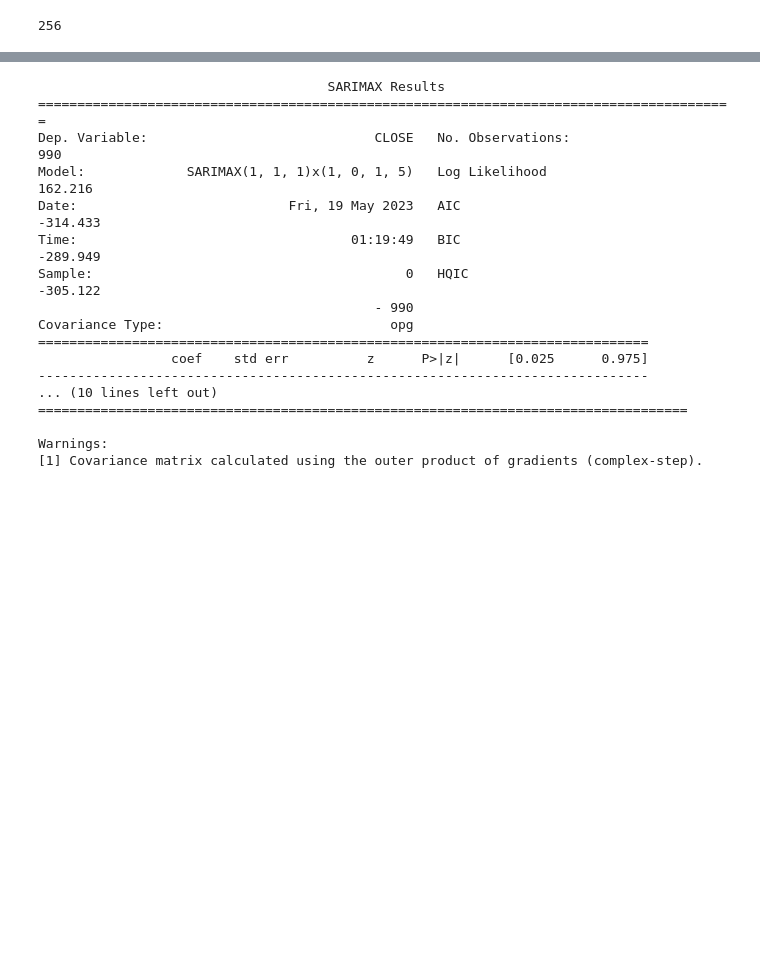
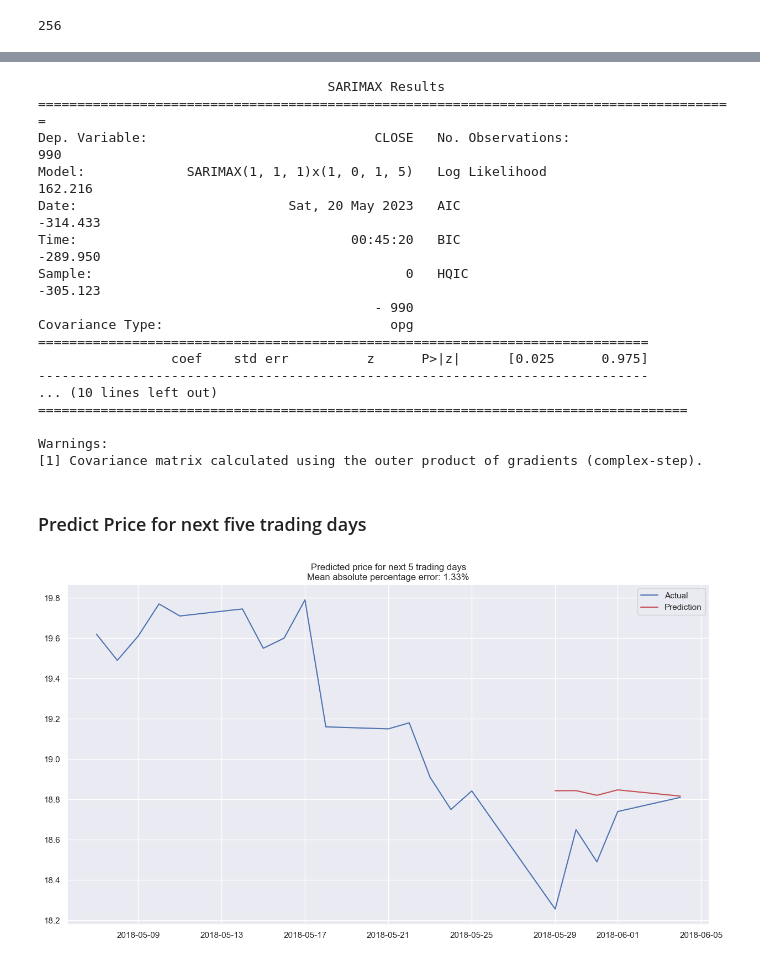
Before and after one commit to BriAnWuu/TimeSeries_Forecasting, a Jupyter notebook: TimeSeriesForecasting.ipynb, the cells around one changed output, grey strips where cells are left out. Drawn from its saved outputs; the diff is of its cells as text; code cells hidden in the pictures; blank space fills up the shorter version.

Commit message:
prediction

```diff
--- a/TimeSeriesForecasting.ipynb
+++ b/TimeSeriesForecasting.ipynb
@@ -375,9 +378,14 @@ result_df
 256 rows × 2 columns
 # %%
 p, q, P, Q = result_df['(p, q, P, Q)'][0]
+# %%
+# forecast for 5 day horizon
+horizon = 5
+train_data = data.CLOSE[horizon:]
+train_data = train_data[::-1]
 # %%
 best_model = sm.tsa.statespace.SARIMAX(
-    data.CLOSE[5:],
+    train_data,
     order = (p, d, q),
     seasonal_order = (P, D, Q, s)
 ).fit(disp = False)
@@ -403,8 +411,9 @@ Warnings:
 [1] Covariance matrix calculated using the outer product of gradients (complex-step).
 # %%
 # more reasonable model SARIMA(1, 1, 1)(1, 0, 1, 5)
+# based on visualization of acf and pacf
 model = sm.tsa.statespace.SARIMAX(
-    data.CLOSE[5:],
+    train_data,
     order = (1, 1, 1),
     seasonal_order = (1, 0, 1, 5)
 ).fit(disp = False)
@@ -415,9 +424,9 @@ print(model.summary())
 =========================================================================================
 Dep. Variable:                             CLOSE   No. Observations:                  990
 Model:             SARIMAX(1, 1, 1)x(1, 0, 1, 5)   Log Likelihood                 162.216
-Date:                           Fri, 19 May 2023   AIC                           -314.433
-Time:                                   01:19:49   BIC                           -289.949
-Sample:                                        0   HQIC                          -305.122
+Date:                           Sat, 20 May 2023   AIC                           -314.433
+Time:                                   00:45:20   BIC                           -289.950
+Sample:                                        0   HQIC                          -305.123
                                            - 990
 Covariance Type:                             opg
 ==============================================================================
@@ -428,3 +437,35 @@ Covariance Type:                             opg
 
 Warnings:
 [1] Covariance matrix calculated using the outer product of gradients (complex-step).
+# %% [markdown]
+### Predict Price for next five trading days
+# %%
+def plot_prediction(series, model, day = 5):
+    """
+    Plot actual close price vs predicted value
+    """
+    series = series[::-1]
+    n = series.shape[0]
+
+    # predict for latest five trading day
+    predicted_val = model.predict(start = n - day, end = n - 1)
+
+    # assign date to predicted
+    predicted_val.index = series.index[n - day :]
+
+    # mean absolute percentage error
+    error = np.mean(np.abs((series[n - day :] - predicted_val) / series[n - day :])) * 100
+    error = round(error, 2)
+
+    plt.figure(figsize = (15, 8))
+    plt.title(f'Predicted price for next {day} trading days\nMean absolute percentage error: {error}%')
+    plt.plot(series[n - (day + 15) : ], 'b', label = 'Actual') # visual actual price and price of previous 15 trading days
+    plt.plot(predicted_val, 'r', label = 'Prediction')
+    plt.legend(loc = 'best')
+    plt.axis('tight')
+    plt.grid(True)
+# %%
+# prediction for optimized model
+plot_prediction(data.CLOSE, best_model, horizon)
+# %% [output]
+[figure, added]
```
Also changed, not shown: parts of 9 cells of this notebook.
